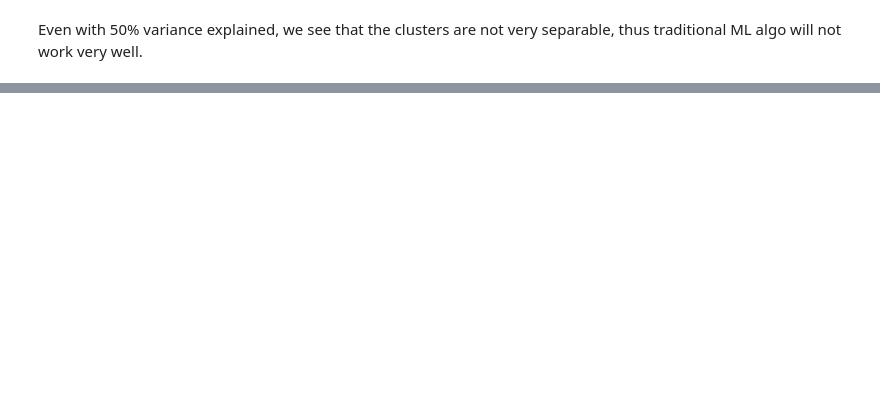
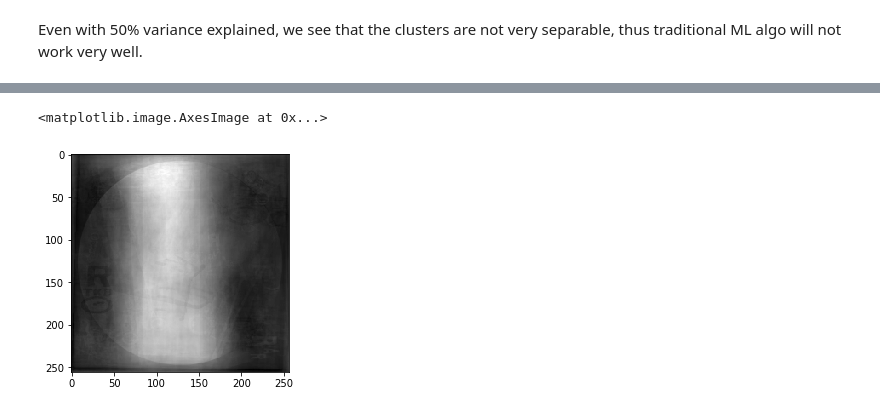
Before and after one commit to darkestfloyd/DS5220Project, a Jupyter notebook: notebooks/pca_all_parts.ipynb, the cells around one changed output, grey strips where cells are left out. Drawn from its saved outputs; the diff is of its cells as text; code cells hidden in the pictures; blank space fills up the shorter version.

```diff
--- a/notebooks/pca_all_parts.ipynb
+++ b/notebooks/pca_all_parts.ipynb
@@ -59,7 +59,7 @@ for sub in np.arange(10):
 # %%
 from sklearn.decomposition import PCA
 # %%
-pca = PCA(n_components=2, random_state=666)
+pca = PCA(n_components=30, random_state=666)
 # %% [markdown]
 Flatten images, so as to make a table, with rows representing images and columns representing the pixel values for each pixel.
 # %%
@@ -88,2 +88,5 @@ sum(pca.explained_variance_ratio_)
 # %% [markdown]
 Even with 50% variance explained, we see that the clusters are not very separable, thus traditional ML algo will not work very well.
+# %%
+img_id = 423
+plt.imshow(images[img_id], cmap='gray')
@@ -89,0 +96,8 @@ Even with 50% variance explained, we see that the clusters are not very separabl
+# %%
+transformed = pca.transform(images[img_id].reshape(-1, 256 * 256))
+inverted = pca.inverse_transform(transformed)
+# %%
+plt.imshow(inverted.reshape(256, 256), cmap='gray')
+# %% [output]
+<matplotlib.image.AxesImage at 0x...>
+[figure, added]
```
Also changed, not shown: parts of 3 cells of this notebook, 19 other files.
